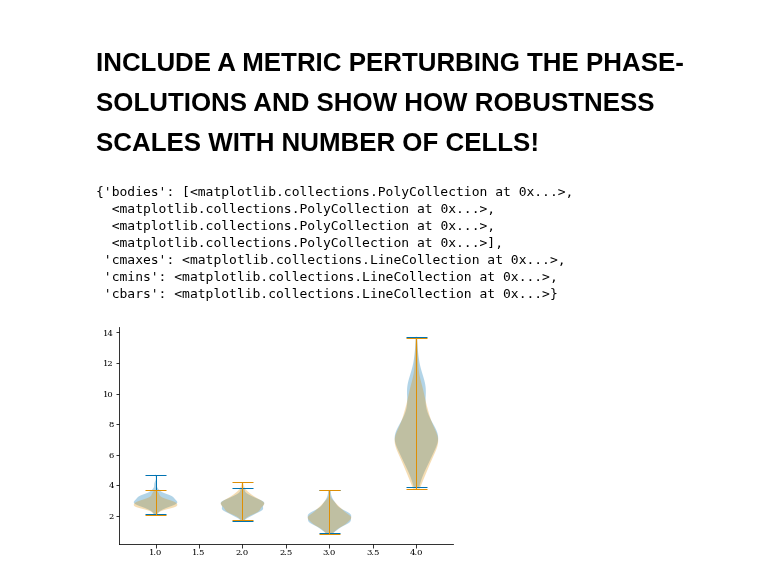
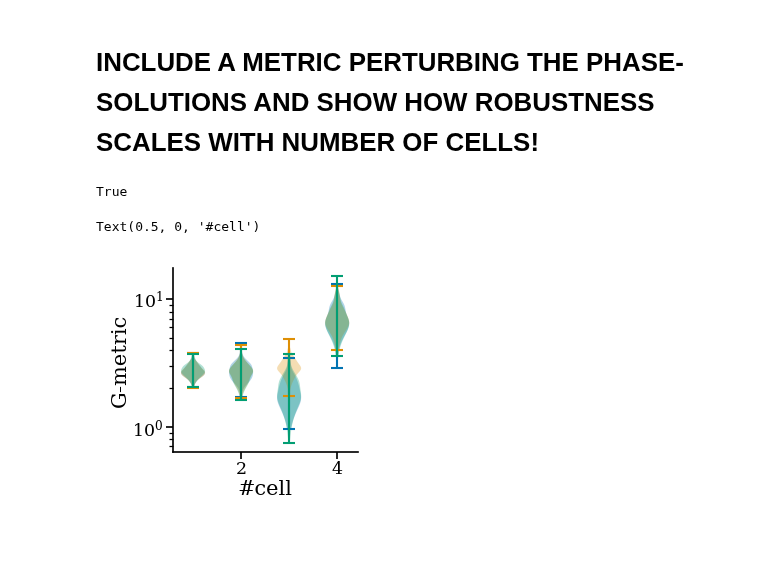
Before and after one commit to bioAI-Oslo/CI-grid-cells, a Jupyter notebook: figure-generating-notebooks/training-dynamics.ipynb, the cells around one changed output. Cells and saved outputs as stored; diff of their text form; code cells hidden in the pictures; blank space fills up the shorter version.

```diff
--- a/figure-generating-notebooks/training-dynamics.ipynb
+++ b/figure-generating-notebooks/training-dynamics.ipynb
@@ -40,6 +42,8 @@ def train_model(model):
     Gs = []
     phases_history = [model.phases.clone().detach().numpy()]
     for epoch in tqdm.trange(4000):
+        if epoch == 3500:
+            model.p_magnitude=0
         rs = model.unit_cell.sample(nsamples_space)
         rs = torch.tensor(rs,dtype=dtype)
         loss = model.train_step(rs)
@@ -131,0 +188,12 @@ for i in range(len(centers)):
+# %%
+figsize=set_size(fraction=(width_ratio_hexagons,1/3),mode='square')
+fig,ax = plt.subplots(figsize=figsize)#,dpi=250)
+ax.axis('off')
+ax.axis('equal')
+sc = model.unit_cell.center # start center
+centers = [sc, sc + 2*model.unit_cell.basis[1],
+           sc + 2*model.unit_cell.basis[0], sc + 3*model.unit_cell.hpoints[0]]
+#for (phases_history,model,center) in zip(phases_histories[::2],models[::2],centers):
+for i in range(len(centers)):
+    plot_phases_history(ax,phases_histories[i*3+2],centers[i],models[i*3+2],color_cycler[i])
+plt.savefig('./P3-32.png')
@@ -132,32 +202,45 @@ for i in range(len(centers)):
 # %% [markdown]
 # INCLUDE A METRIC PERTURBING THE PHASE-SOLUTIONS AND SHOW HOW ROBUSTNESS SCALES WITH NUMBER OF CELLS!
+# %%
+isinstance(models[0], RobustSimilitude)
+# %% [output]
+True
 # %%
-def robustness(model,nsamples_space=2**8,nsamples_statistics=100,**kwargs):
+def robustness(model,nsamples_space=2**8,nsamples_statistics=100,p_magnitude=1e-1,r_magnitude=1e-1):
     phases_cpy = model.phases.detach().clone()
+    if not isinstance(model, RobustSimilitude):
+        model = RobustSimilitude(ncells=model.ncells,rectify=model.relu)
+        model.set_phases(phases_cpy)
+    model.p_magnitude = p_magnitude
+    model.r_magnitude = r_magnitude
     Gs = []
+    loss = []
     for i in range(nsamples_statistics):
-        dp, _ = model.jitter(len(phases_cpy),**kwargs)
+        dp, _ = RobustSimilitude.jitter(len(phases_cpy),magnitude=p_magnitude)
         model.set_phases(phases_cpy + dp)
         rs = model.unit_cell.sample(nsamples_space)
         rs = torch.tensor(rs,dtype=dtype)
         G = model.metric_tensor(model.jacobian(rs)).detach().numpy()
         G_metric = np.mean(np.abs(G[:,0,0] - G[:,1,1]) + G[:,0,1] + G[:,1,0],axis=0)
+        #G_metric = np.mean((G[:,0,0] - G[:,1,1])**2 + G[:,0,1]**2 + G[:,1,0]**2,axis=0)
+        model.set_phases(phases_cpy)
+        loss.append(model.loss_fn(rs).item())
         Gs.append(G_metric)
-    model.set_phases(phases_cpy)
-    return np.array(Gs)
+    return np.array(Gs), np.array(loss)
 # %%
-Gss = []
+robustness_Gss = []
+robustness_losss = []
 for model in models:
-    Gss.append(robustness(model,2**8,200,magnitude=1e-1))
+    robustness_Gs, robustness_loss = robustness(model,2**8,200,p_magnitude=1e-1)#,r_magnitude=0)
+    robustness_Gss.append(robustness_Gs)
+    robustness_losss.append(robustness_loss)
 # %%
-plt.violinplot(Gss[1::2])
-plt.violinplot(Gss[::2])
+plt.violinplot(robustness_Gss[::3])
+plt.violinplot(robustness_Gss[1::3])
+plt.violinplot(robustness_Gss[2::3]);
+plt.yscale('log')
+plt.ylabel('G-metric')
+plt.xlabel('#cell')
 # %% [output]
-{'bodies': [<matplotlib.collections.PolyCollection at 0x...>,
-  <matplotlib.collections.PolyCollection at 0x...>,
-  <matplotlib.collections.PolyCollection at 0x...>,
-  <matplotlib.collections.PolyCollection at 0x...>],
- 'cmaxes': <matplotlib.collections.LineCollection at 0x...>,
- 'cmins': <matplotlib.collections.LineCollection at 0x...>,
- 'cbars': <matplotlib.collections.LineCollection at 0x...>}
+Text(0.5, 0, '#cell')
-[figure, old version]
+[figure, new version]
```
Also changed, not shown: parts of 20 cells of this notebook, 5 other files.
